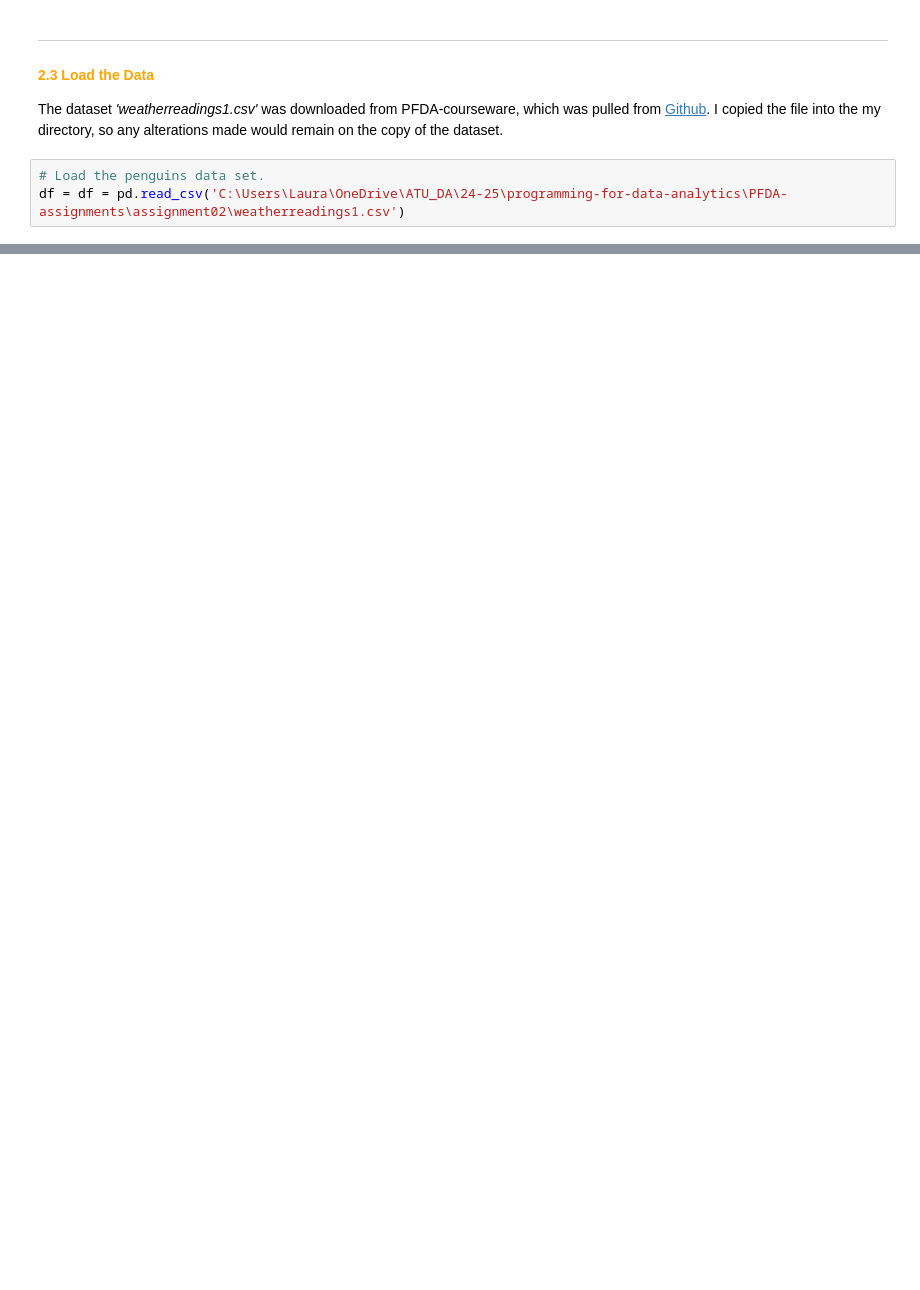
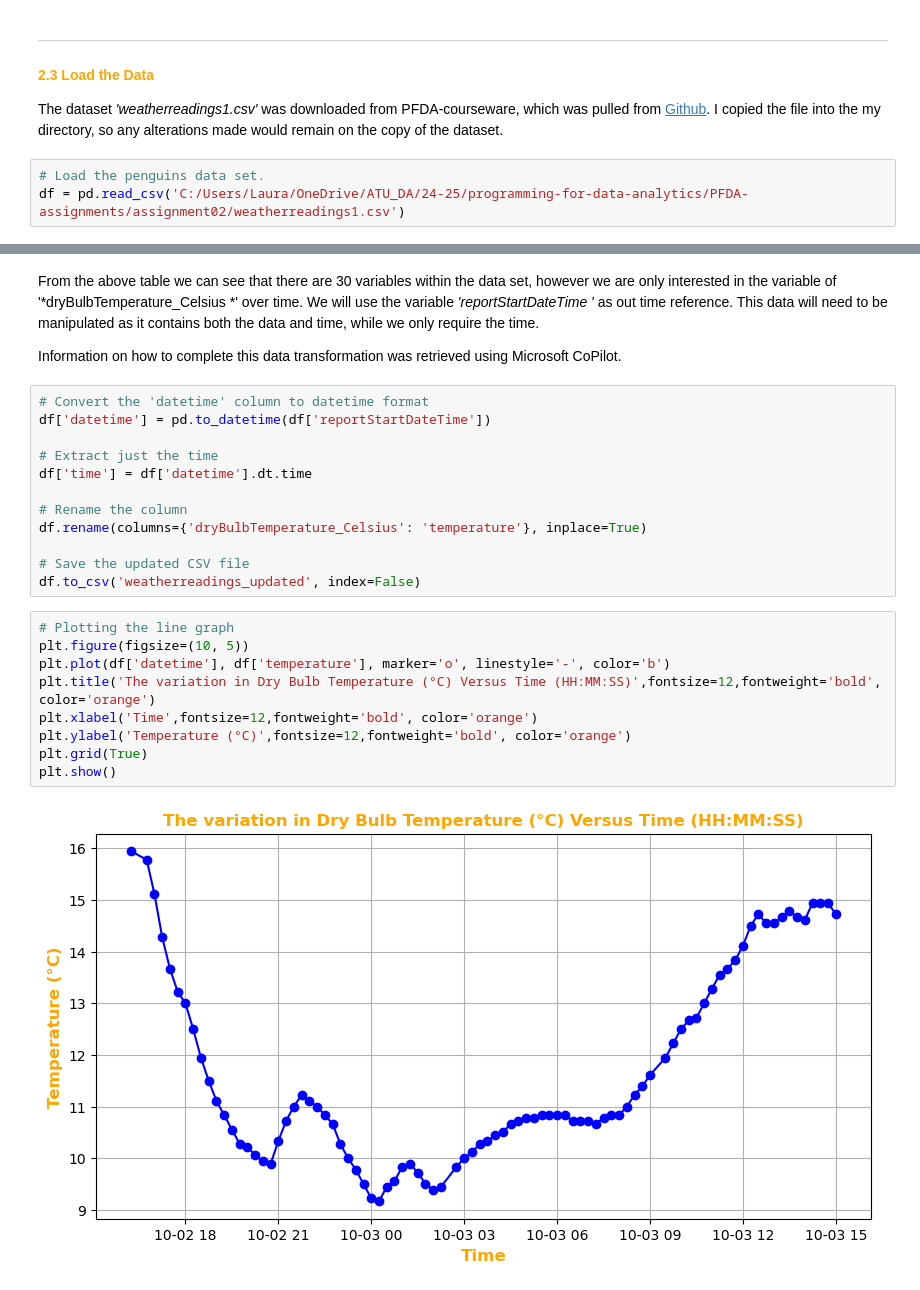
Before and after one commit to Laura6826/PFDA-assignments, a Jupyter notebook: assignment02/assignment2-weather.ipynb, the cells around one changed output, grey strips where cells are left out. Saved outputs shown, nothing was run; the diff lists cells and outputs as text; blank space fills up the shorter version.

Commit message:
Generating a plot

```diff
--- a/assignment02/assignment2-weather.ipynb
+++ b/assignment02/assignment2-weather.ipynb
@@ -19,4 +17,4 @@ SyntaxError: (unicode error) 'unicodeescape' codec can't decode bytes in positio
 The dataset *'weatherreadings1.csv'* was downloaded from PFDA-courseware, which was pulled from [Github](https://github.com/andrewbeattycourseware/PFDA-courseware.git). I copied the file into the my directory, so any alterations made would remain on the copy of the dataset.
 # %%
 # Load the penguins data set.
-df = df = pd.read_csv('C:\Users\Laura\OneDrive\ATU_DA\24-25\programming-for-data-analytics\PFDA-assignments\assignment02\weatherreadings1.csv')
+df = pd.read_csv('C:/Users/Laura/OneDrive/ATU_DA/24-25/programming-for-data-analytics/PFDA-assignments/assignment02/weatherreadings1.csv')
@@ -27,0 +42,27 @@ df.dtypes
+# %% [markdown]
+From the above table we can see that there are 30 variables within the data set, however we are only interested in the variable of '*dryBulbTemperature_Celsius *' over time. We will use the variable *'reportStartDateTime '* as out time reference. This data will need to be manipulated as it contains both the data and time, while we only require the time.
+
+Information on how to complete this data transformation was retrieved using Microsoft CoPilot.
+# %%
+# Convert the 'datetime' column to datetime format
+df['datetime'] = pd.to_datetime(df['reportStartDateTime'])
+
+# Extract just the time
+df['time'] = df['datetime'].dt.time
+
+# Rename the column
+df.rename(columns={'dryBulbTemperature_Celsius': 'temperature'}, inplace=True)
+
+# Save the updated CSV file
+df.to_csv('weatherreadings_updated', index=False)
+# %%
+# Plotting the line graph
+plt.figure(figsize=(10, 5))
+plt.plot(df['datetime'], df['temperature'], marker='o', linestyle='-', color='b')
+plt.title('The variation in Dry Bulb Temperature (°C) Versus Time (HH:MM:SS)',fontsize=12,fontweight='bold', color='orange')
+plt.xlabel('Time',fontsize=12,fontweight='bold', color='orange')
+plt.ylabel('Temperature (°C)',fontsize=12,fontweight='bold', color='orange')
+plt.grid(True)
+plt.show()
+# %% [output]
+[figure, added]
```
Also changed, not shown: parts of 3 cells of this notebook, 1 other file.
